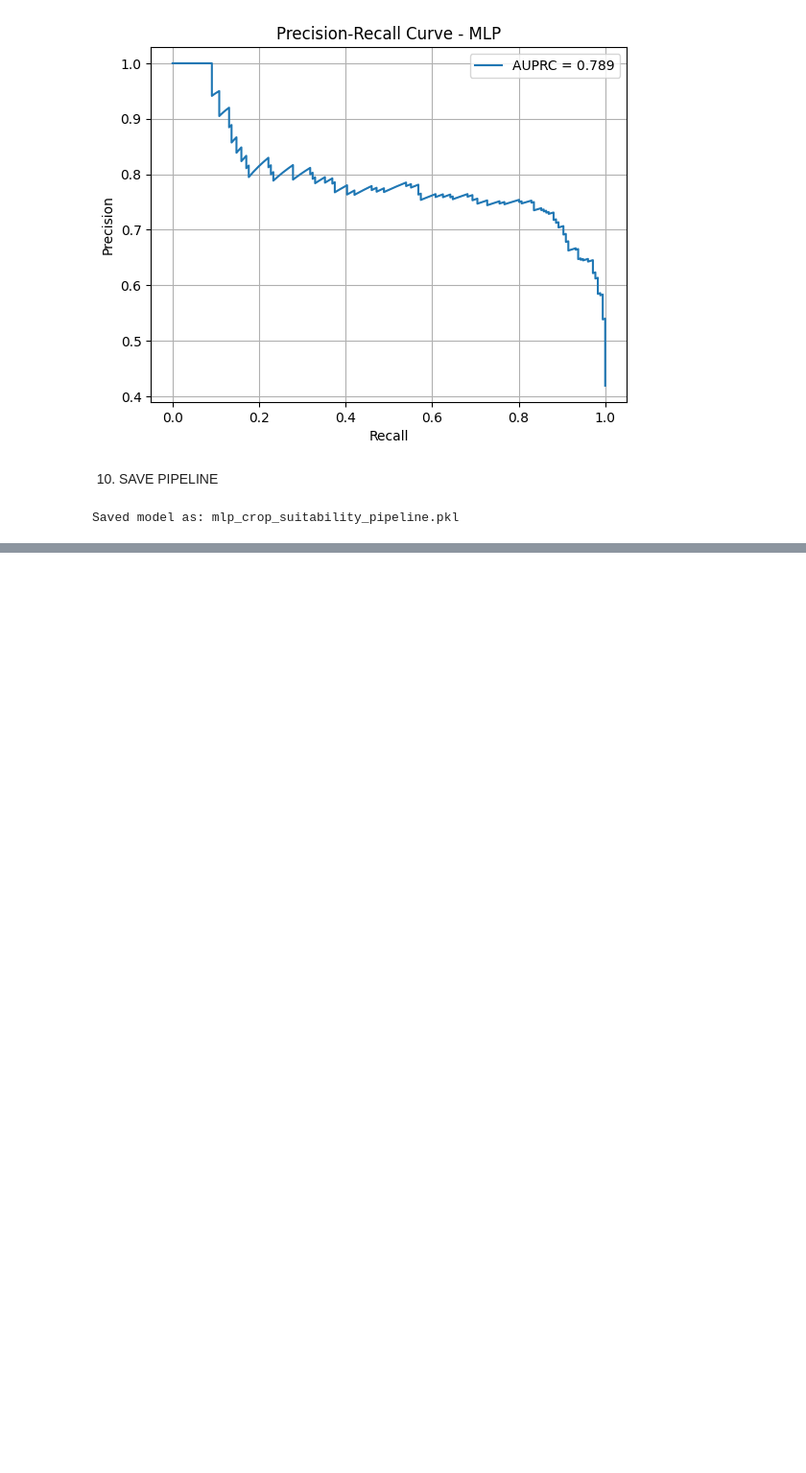
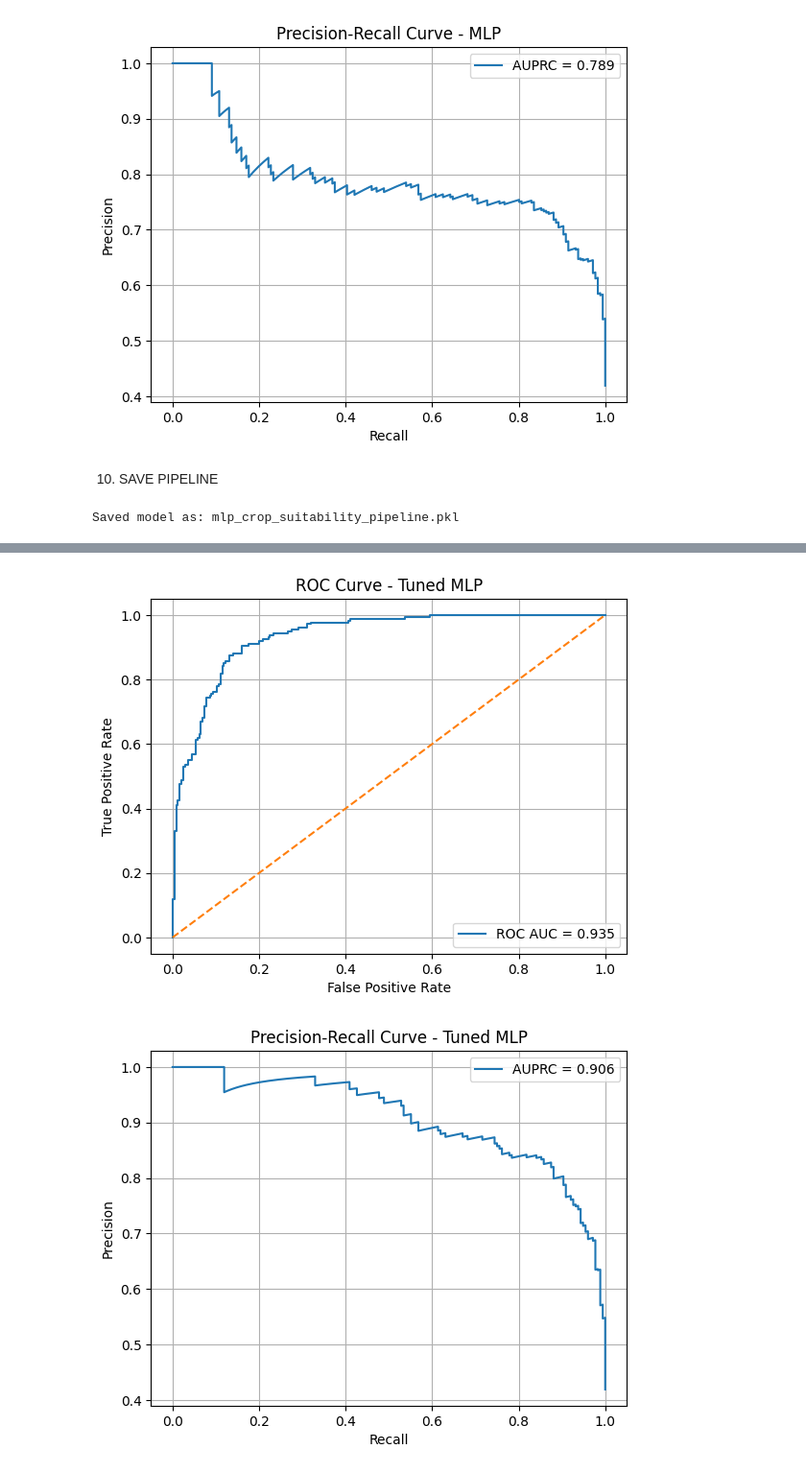
Before and after one commit to isumakm/Weather-Prediction-and-Crop-Recommendation-System-, a Jupyter notebook: MLP.ipynb, the cells around one changed output, grey strips where cells are left out. Shown at 96% size. Drawn from its saved outputs; the diff is of its cells as text; code cells hidden in the pictures; blank space fills up the shorter version.

```diff
--- a/MLP.ipynb
+++ b/MLP.ipynb
@@ -176,0 +229,7 @@ Saved model as: mlp_crop_suitability_pipeline.pkl
+# %%
+X_train, X_test, y_train, y_test = train_test_split(
+    X, y,
+    test_size=0.2,
+    random_state=42,
+    stratify=y
+)
@@ -176,0 +278,14 @@ Saved model as: mlp_crop_suitability_pipeline.pkl
+# %%
+y_pred = best_model.predict(X_test)
+y_proba = best_model.predict_proba(X_test)[:, 1]
+
+acc = accuracy_score(y_test, y_pred)
+roc_auc = roc_auc_score(y_test, y_proba)
+auprc = average_precision_score(y_test, y_proba)
+
+print("\n=== TEST RESULTS (BEST MLP) ===")
+print(f"Accuracy : {acc:.4f}")
+print(f"ROC AUC  : {roc_auc:.4f}")
+print(f"AUPRC    : {auprc:.4f}")
+print("\nClassification Report:")
+print(classification_report(y_test, y_pred))
@@ -176,0 +307,26 @@ Saved model as: mlp_crop_suitability_pipeline.pkl
+# %%
+# ROC
+fpr, tpr, _ = roc_curve(y_test, y_proba)
+plt.figure()
+plt.plot(fpr, tpr, label=f"ROC AUC = {roc_auc:.3f}")
+plt.plot([0, 1], [0, 1], linestyle="--")
+plt.xlabel("False Positive Rate")
+plt.ylabel("True Positive Rate")
+plt.title("ROC Curve - Tuned MLP")
+plt.legend()
+plt.grid(True)
+plt.show()
+
+# Precision-Recall
+precision, recall, _ = precision_recall_curve(y_test, y_proba)
+plt.figure()
+plt.plot(recall, precision, label=f"AUPRC = {auprc:.3f}")
+plt.xlabel("Recall")
+plt.ylabel("Precision")
+plt.title("Precision-Recall Curve - Tuned MLP")
+plt.legend()
+plt.grid(True)
+plt.show()
+# %% [output]
+[figure, added]
+[figure, added]
```
Also changed, not shown: parts of 9 cells of this notebook.
